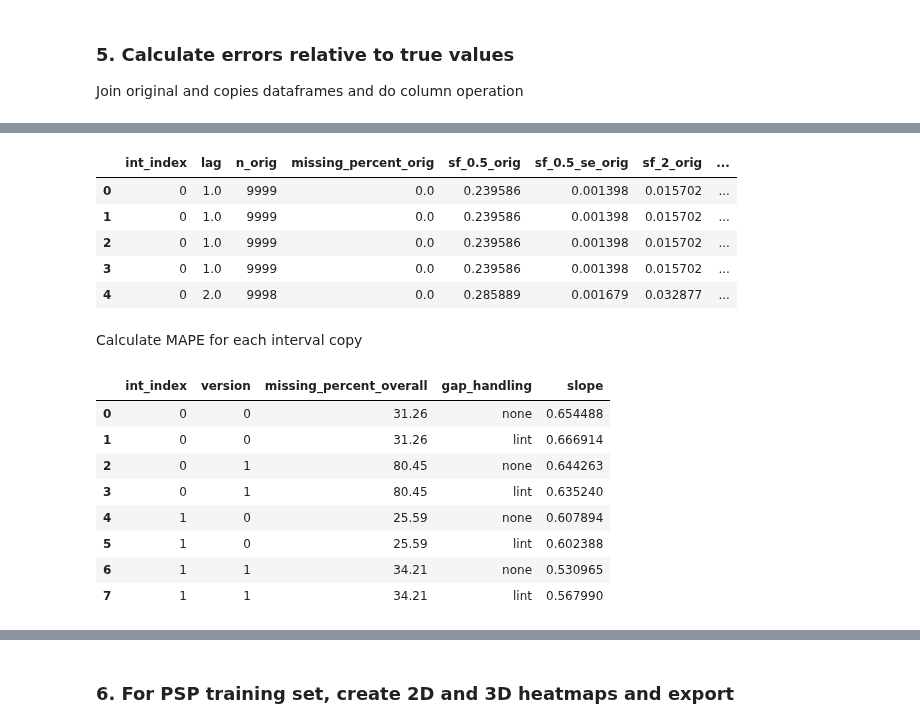
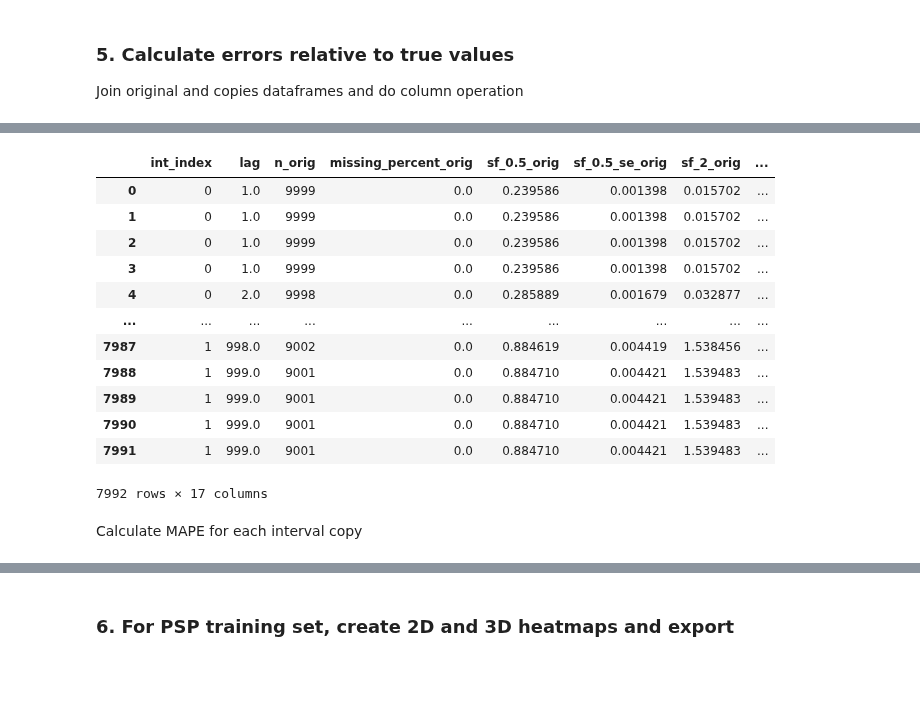
Before and after one commit to daniel-wrench/time_series_analysis, a Jupyter notebook: official_demo.ipynb, the cells around one changed output, grey strips where cells are left out. Drawn from its saved outputs; the diff is of its cells as text; code cells hidden in the pictures; blank space fills up the shorter version.

```diff
--- a/official_demo.ipynb
+++ b/official_demo.ipynb
@@ -323,7 +323,7 @@ ints_meta
 ### 3. Calculate the true SF and slope for each interval
 # %%
 lags = np.arange(1, 0.1 * len(ints[0]))
-powers = [0.5, 2]
+powers = [2]
 # %%
 sfs = pd.DataFrame()
 
@@ -391,7 +391,7 @@ for index in range(len(ints)):
         bad_output, slope = sf.compute_sf(pd.DataFrame(bad_input), lags, powers, False, False, [10,100])
         bad_output["int_index"] = index
         bad_output["version"] = j
-        bad_output["handling"] = "none"
+        bad_output["gap_handling"] = "none"
         sfs_copies = pd.concat([sfs_copies, bad_output])
 
         for handling in ["none", "lint"]:
@@ -402,12 +402,13 @@ for index in range(len(ints)):
 
             if handling == "none":
                 slopes_list.append(slope)
+                # Once we are done with computing the SF, add some metadata to the interval
                 bad_input_df = pd.DataFrame(bad_input)
-                bad_input_df["handling"] = handling
-                    # Once we are done with computing the SF, add some metadata to the interval
+                bad_input_df.reset_index(inplace=True)
                 bad_input_df["int_index"] = index
                 bad_input_df["version"] = j
-                sfs_copies = pd.concat([ints_copies, bad_input_df])
+                bad_input_df["gap_handling"] = handling
+                ints_copies = pd.concat([ints_copies, bad_input_df])
 
             elif handling == "lint":
                 interp_input = bad_input.interpolate(method="linear")
@@ -416,14 +417,15 @@ for index in range(len(ints)):
 
                 # # Once we are done with computing the SF, add some metadata to the interval
                 interp_input_df = pd.DataFrame(interp_input)
+                interp_input_df.reset_index(inplace=True)
                 interp_input_df["int_index"] = index
                 interp_input_df["version"] = j
-                interp_input_df["handling"] = handling
+                interp_input_df["gap_handling"] = handling
                 ints_copies = pd.concat([ints_copies, interp_input_df])
 
                 interp_output["int_index"] = index
                 interp_output["version"] = j
-                interp_output["handling"] = handling
+                interp_output["gap_handling"] = handling
 
                 # Correcting sample size and uncertainty for linear interpolation, same values as no handling
                 interp_output["missing_percent"] = bad_output["missing_percent"]
@@ -493,27 +456,20 @@ ints_meta_full
 # %%
-sfs_copies_full = pd.merge(sfs, sfs_copies, how="inner", on=["int_index", "lag"], suffixes=("_orig", "_copy"))
-sfs_copies_full["sf_2_pe"] = (sfs_copies_full["sf_2_copy"] - sfs_copies_full["sf_2_orig"]) / sfs_copies_full["sf_2_orig"] * 100
-sfs_copies_full.head()
+sfs_copies = pd.merge(sfs, sfs_copies, how="inner", on=["int_index", "lag"], suffixes=("_orig", ""))
+sfs_copies["sf_2_pe"] = (sfs_copies["sf_2"] - sfs_copies["sf_2_orig"]) / sfs_copies["sf_2_orig"] * 100
+sfs_copies
 # %% [output]
 |  | int_index | lag | n_orig | missing_percent_orig | sf_0.5_orig | sf_0.5_se_orig | sf_2_orig | ... |
 | 0 | 0 | 1.0 | 9999 | 0.0 | 0.239586 | 0.001398 | 0.015702 | ... |
 | 1 | 0 | 1.0 | 9999 | 0.0 | 0.239586 | 0.001398 | 0.015702 | ... |
 | 2 | 0 | 1.0 | 9999 | 0.0 | 0.239586 | 0.001398 | 0.015702 | ... |
 | 3 | 0 | 1.0 | 9999 | 0.0 | 0.239586 | 0.001398 | 0.015702 | ... |
 | 4 | 0 | 2.0 | 9998 | 0.0 | 0.285889 | 0.001679 | 0.032877 | ... |
+| ... | ... | ... | ... | ... | ... | ... | ... | ... |
+| 7987 | 1 | 998.0 | 9002 | 0.0 | 0.884619 | 0.004419 | 1.538456 | ... |
+| 7988 | 1 | 999.0 | 9001 | 0.0 | 0.884710 | 0.004421 | 1.539483 | ... |
+| 7989 | 1 | 999.0 | 9001 | 0.0 | 0.884710 | 0.004421 | 1.539483 | ... |
+| 7990 | 1 | 999.0 | 9001 | 0.0 | 0.884710 | 0.004421 | 1.539483 | ... |
+| 7991 | 1 | 999.0 | 9001 | 0.0 | 0.884710 | 0.004421 | 1.539483 | ... |
+7992 rows × 17 columns
 # %% [markdown]
 Calculate MAPE for each interval copy
-# %%
-subset = df[list(combination)]
-mean_values = subset.mean()
-means_list.append(mean_values)
-# %% [output]
-|  | int_index | version | missing_percent_overall | gap_handling | slope |
-| 0 | 0 | 0 | 31.26 | none | 0.654488 |
-| 1 | 0 | 0 | 31.26 | lint | 0.666914 |
-| 2 | 0 | 1 | 80.45 | none | 0.644263 |
-| 3 | 0 | 1 | 80.45 | lint | 0.635240 |
-| 4 | 1 | 0 | 25.59 | none | 0.607894 |
-| 5 | 1 | 0 | 25.59 | lint | 0.602388 |
-| 6 | 1 | 1 | 34.21 | none | 0.530965 |
-| 7 | 1 | 1 | 34.21 | lint | 0.567990 |
```
Also changed, not shown: parts of 27 cells of this notebook.
